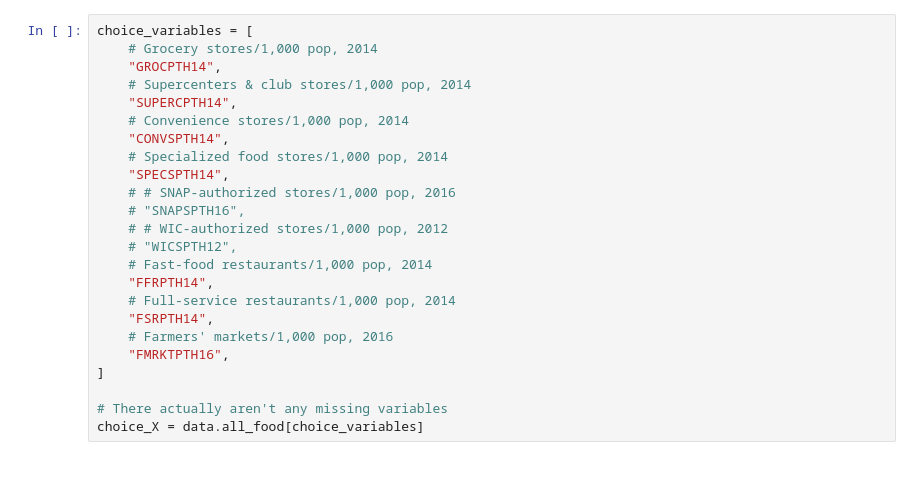
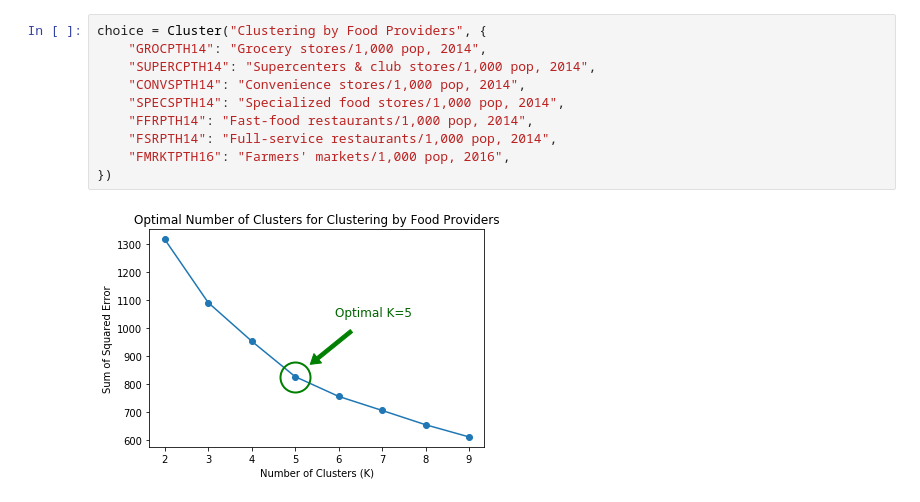
Before and after one commit to PreethiVijai/ML-project, a Jupyter notebook: clustering.ipynb, the cells around one changed output. Drawn from its saved outputs; the diff is of its cells as text; blank space fills up the shorter version.

```diff
--- a/clustering.ipynb
+++ b/clustering.ipynb
@@ -54,24 +106,12 @@ dtype: int64
 # %%
-choice_variables = [
-    # Grocery stores/1,000 pop, 2014
-    "GROCPTH14",
-    # Supercenters & club stores/1,000 pop, 2014
-    "SUPERCPTH14",
-    # Convenience stores/1,000 pop, 2014
-    "CONVSPTH14",
-    # Specialized food stores/1,000 pop, 2014
-    "SPECSPTH14",
-    # # SNAP-authorized stores/1,000 pop, 2016
-    # "SNAPSPTH16",
-    # # WIC-authorized stores/1,000 pop, 2012
-    # "WICSPTH12",
-    # Fast-food restaurants/1,000 pop, 2014
-    "FFRPTH14",
-    # Full-service restaurants/1,000 pop, 2014
-    "FSRPTH14",
-    # Farmers' markets/1,000 pop, 2016
-    "FMRKTPTH16",
-]
-
-# There actually aren't any missing variables
-choice_X = data.all_food[choice_variables]
+choice = Cluster("Clustering by Food Providers", {
+    "GROCPTH14": "Grocery stores/1,000 pop, 2014",
+    "SUPERCPTH14": "Supercenters & club stores/1,000 pop, 2014",
+    "CONVSPTH14": "Convenience stores/1,000 pop, 2014",
+    "SPECSPTH14": "Specialized food stores/1,000 pop, 2014",
+    "FFRPTH14": "Fast-food restaurants/1,000 pop, 2014",
+    "FSRPTH14": "Full-service restaurants/1,000 pop, 2014",
+    "FMRKTPTH16": "Farmers' markets/1,000 pop, 2016",
+})
+# %% [output]
+[figure, added]
```
Also changed, not shown: parts of 11 cells of this notebook.
